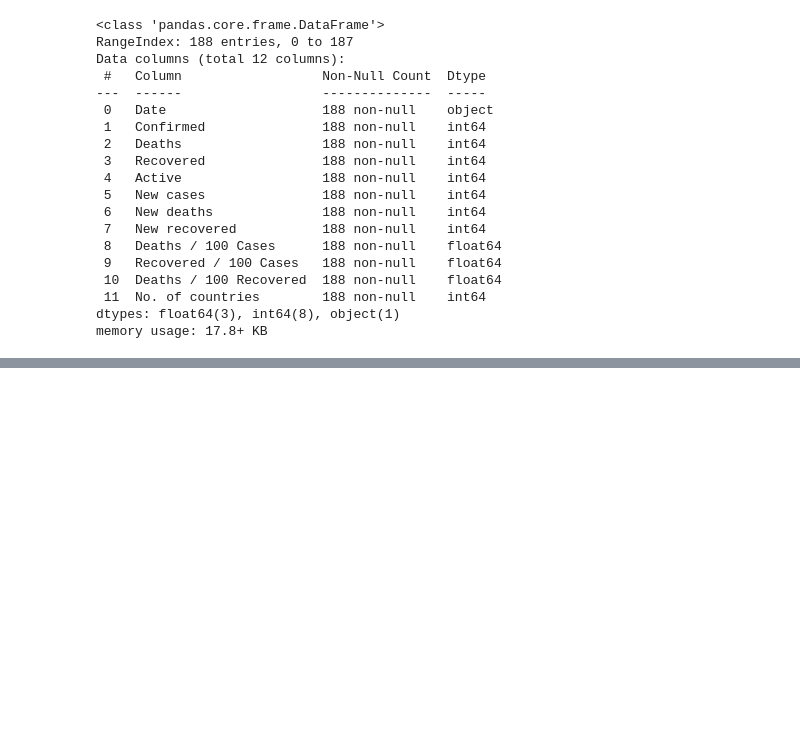
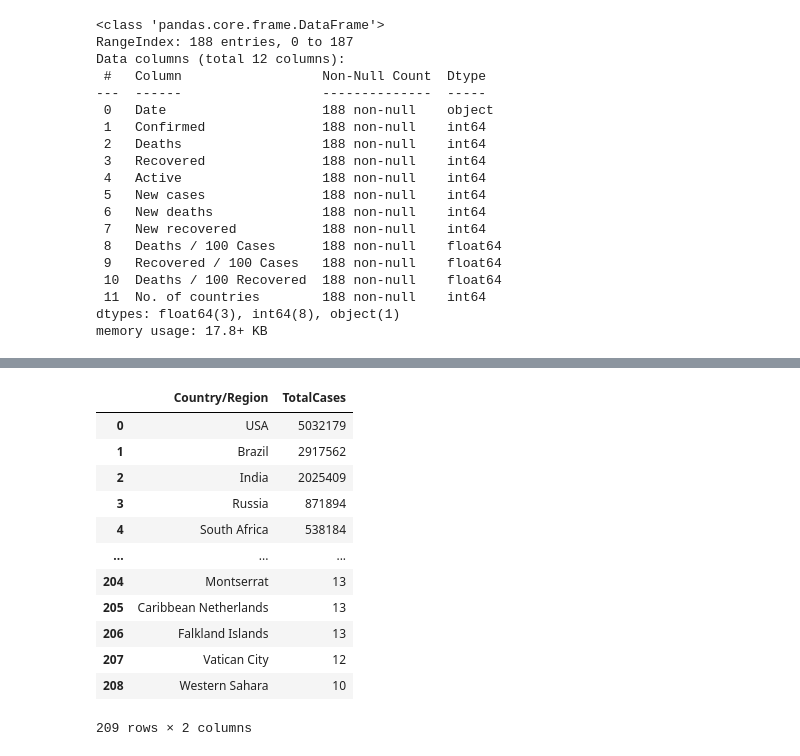
Before and after one commit to Shimul-Zahan/ML-Bootcamp, a Jupyter notebook: Data Analysis Projects/covid-19_data_analysis.ipynb, the cells around one changed output, grey strips where cells are left out. Saved outputs shown, nothing was run; the diff lists cells and outputs as text; code cells hidden in the pictures; blank space fills up the shorter version.

```diff
--- a/Data Analysis Projects/covid-19_data_analysis.ipynb
+++ b/Data Analysis Projects/covid-19_data_analysis.ipynb
@@ -120,0 +185,16 @@ memory usage: 17.8+ KB
+# %%
+world_data[['Country/Region', 'TotalCases']]
+# %% [output]
+|  | Country/Region | TotalCases |
+| 0 | USA | 5032179 |
+| 1 | Brazil | 2917562 |
+| 2 | India | 2025409 |
+| 3 | Russia | 871894 |
+| 4 | South Africa | 538184 |
+| ... | ... | ... |
+| 204 | Montserrat | 13 |
+| 205 | Caribbean Netherlands | 13 |
+| 206 | Falkland Islands | 13 |
+| 207 | Vatican City | 12 |
+| 208 | Western Sahara | 10 |
+209 rows × 2 columns
```
Also changed, not shown: parts of 17 cells of this notebook.
